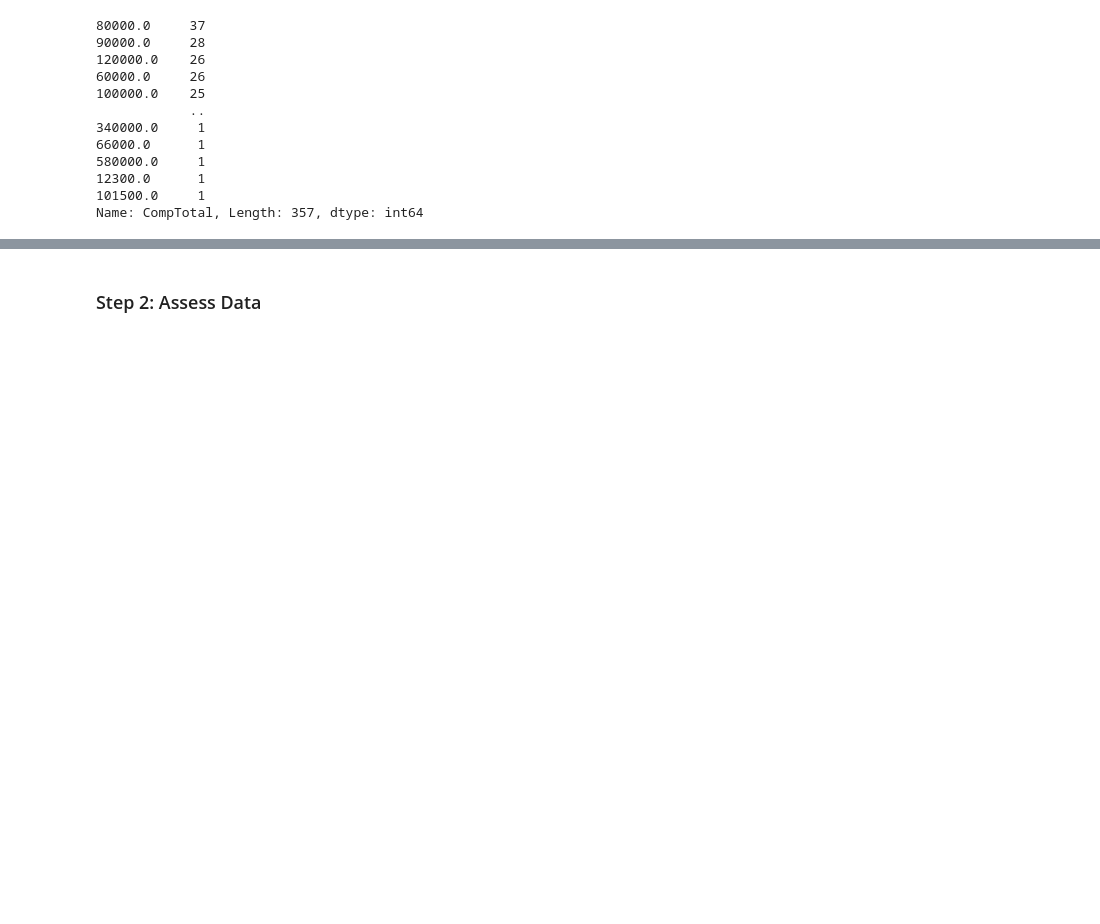
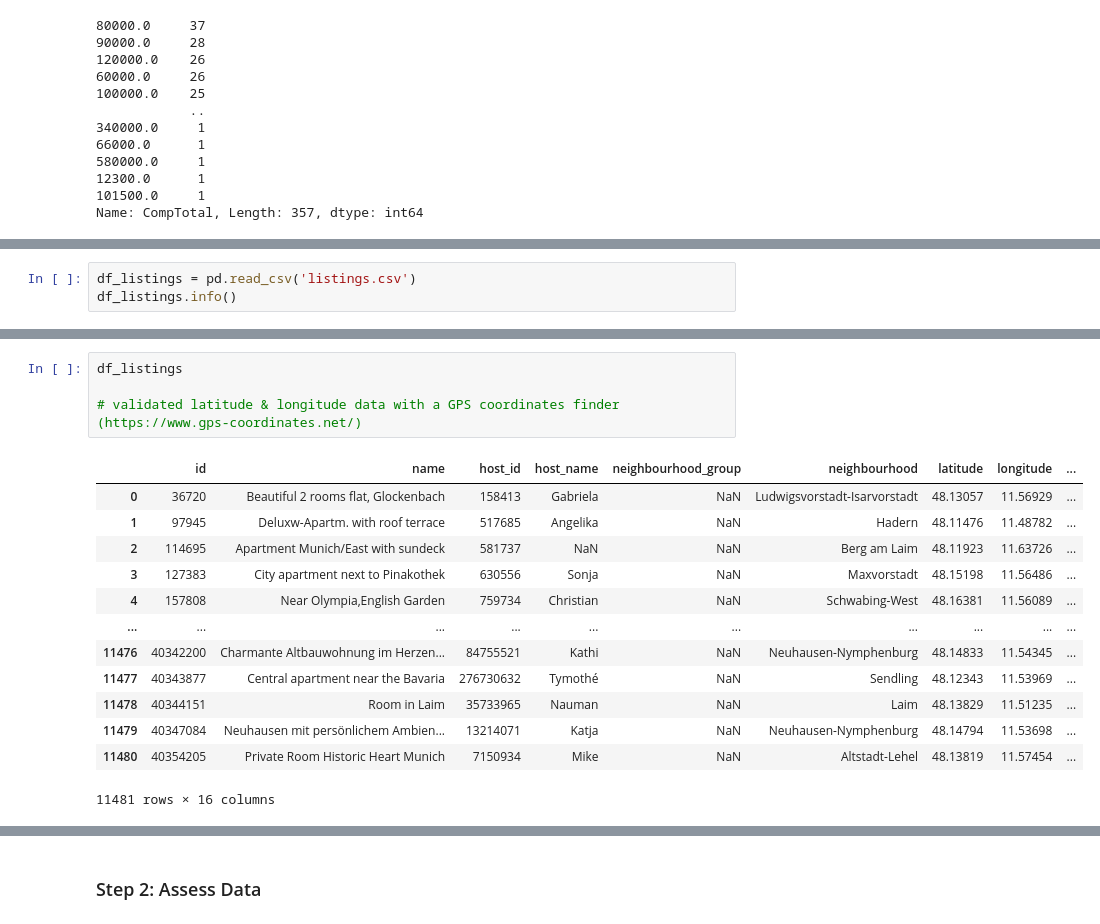
Before and after one commit to lezneklihp/dsend_project_1, a Jupyter notebook: dsend_project_1.ipynb, the cells around one changed output, grey strips where cells are left out. Cells and saved outputs as stored; diff of their text form; blank space fills up the shorter version.

Commit message:
scouting the AirBnB data on Munich

```diff
--- a/dsend_project_1.ipynb
+++ b/dsend_project_1.ipynb
@@ -277,0 +362,3 @@ Name: CompTotal, Length: 357, dtype: int64
+# %%
+df_listings = pd.read_csv('listings.csv')
+df_listings.info()
@@ -277,0 +383,18 @@ Name: CompTotal, Length: 357, dtype: int64
+# %%
+df_listings
+
+# validated latitude & longitude data with a GPS coordinates finder (https://www.gps-coordinates.net/)
+# %% [output]
+|  | id | name | host_id | host_name | neighbourhood_group | neighbourhood | latitude | longitude | ... |
+| 0 | 36720 | Beautiful 2 rooms flat, Glockenbach | 158413 | Gabriela | NaN | Ludwigsvorstadt-Isarvorstadt | 48.13057 | 11.56929 | ... |
+| 1 | 97945 | Deluxw-Apartm. with roof terrace | 517685 | Angelika | NaN | Hadern | 48.11476 | 11.48782 | ... |
+| 2 | 114695 | Apartment Munich/East with sundeck | 581737 | NaN | NaN | Berg am Laim | 48.11923 | 11.63726 | ... |
+| 3 | 127383 | City apartment next to Pinakothek | 630556 | Sonja | NaN | Maxvorstadt | 48.15198 | 11.56486 | ... |
+| 4 | 157808 | Near Olympia,English Garden | 759734 | Christian | NaN | Schwabing-West | 48.16381 | 11.56089 | ... |
+| ... | ... | ... | ... | ... | ... | ... | ... | ... | ... |
+| 11476 | 40342200 | Charmante Altbauwohnung im Herzen... | 84755521 | Kathi | NaN | Neuhausen-Nymphenburg | 48.14833 | 11.54345 | ... |
+| 11477 | 40343877 | Central apartment near the Bavaria | 276730632 | Tymothé | NaN | Sendling | 48.12343 | 11.53969 | ... |
+| 11478 | 40344151 | Room in Laim | 35733965 | Nauman | NaN | Laim | 48.13829 | 11.51235 | ... |
+| 11479 | 40347084 | Neuhausen mit persönlichem Ambien... | 13214071 | Katja | NaN | Neuhausen-Nymphenburg | 48.14794 | 11.53698 | ... |
+| 11480 | 40354205 | Private Room Historic Heart Munich | 7150934 | Mike | NaN | Altstadt-Lehel | 48.13819 | 11.57454 | ... |
+11481 rows × 16 columns
```
Also changed, not shown: parts of 21 cells of this notebook, 1 other file.
